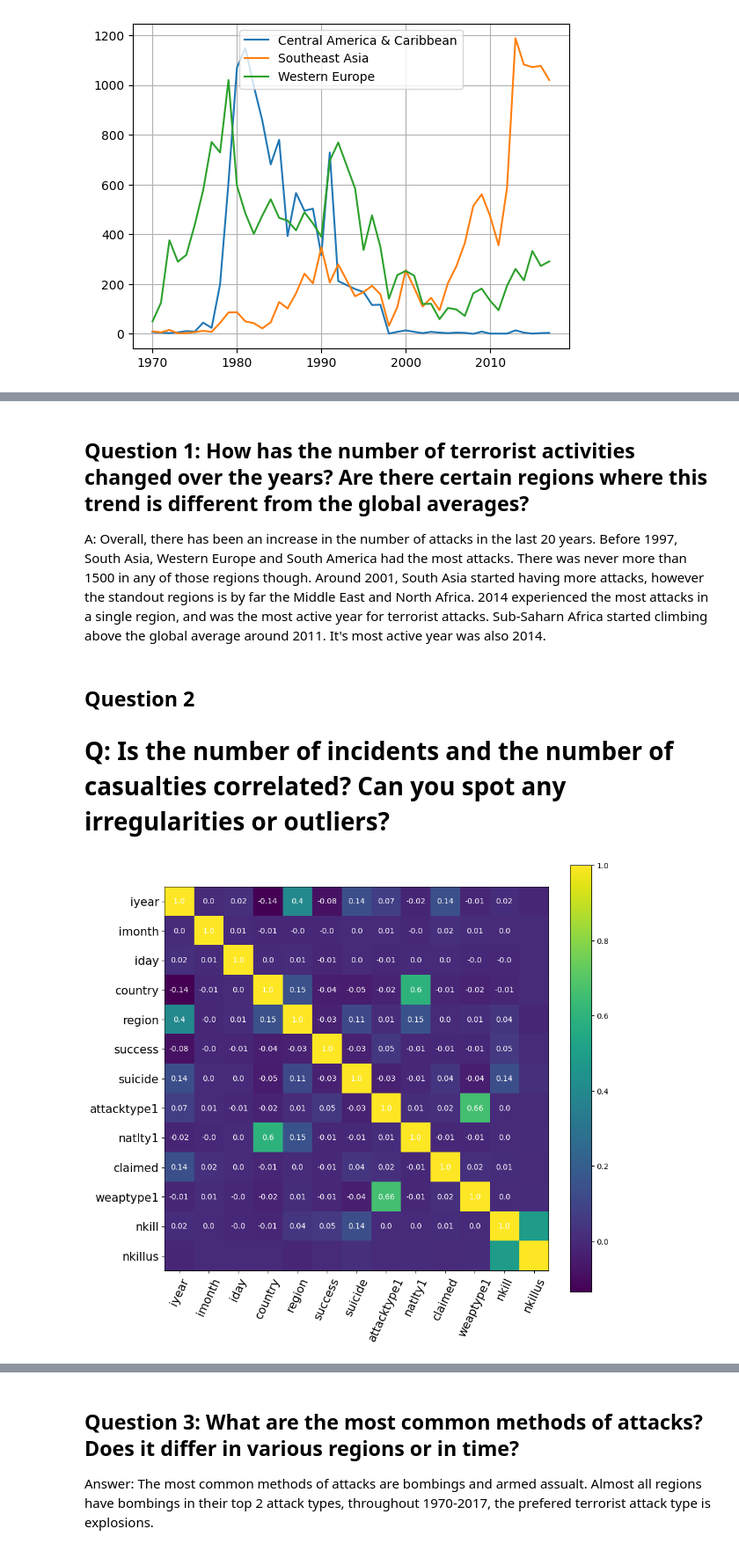
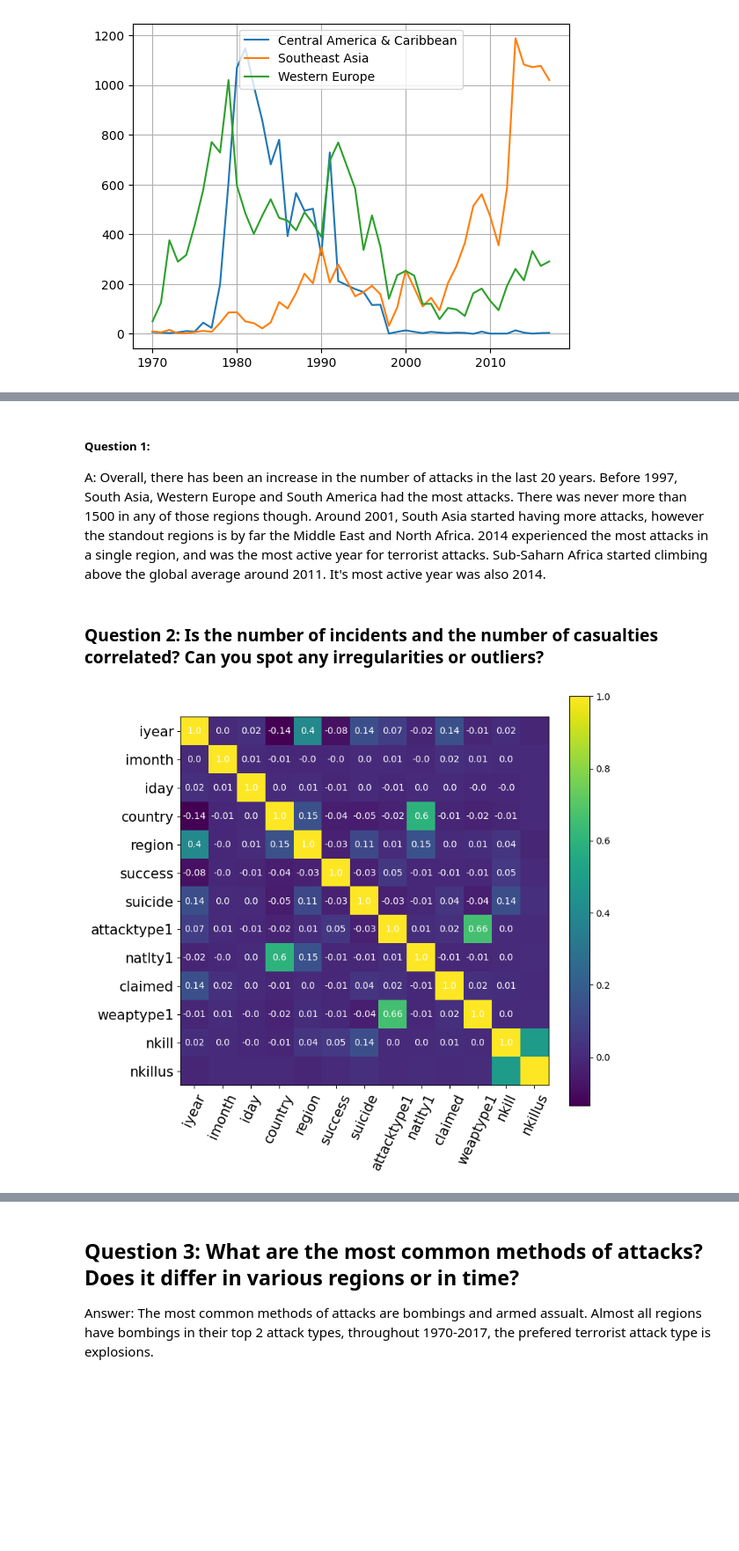
Before and after one commit to TK-Maubane/terrorism_ds, a Jupyter notebook: pre_game.ipynb, the cells around one changed output, grey strips where cells are left out. Shown at 88% size. Saved outputs shown, nothing was run; the diff lists cells and outputs as text; code cells hidden in the pictures; blank space fills up the shorter version.

```diff
--- a/pre_game.ipynb
+++ b/pre_game.ipynb
@@ -227,32 +262,30 @@ plt.show()
 # %% [markdown]
-## Question 1: How has the number of terrorist activities changed over the years? Are there certain regions where this trend is different from the global averages?
+##### Question 1:
 
 A: Overall, there has been an increase in the number of attacks in the last 20 years. Before 1997, South Asia, Western Europe and South America had the most attacks. There was never more than 1500 in any of those regions though. Around 2001, South Asia started having more attacks, however the standout regions is by far the Middle East and North Africa. 2014 experienced the most attacks in a single region, and was the most active year for terrorist attacks. Sub-Saharn Africa started climbing above the global average around 2011. It's most active year was also 2014.
 # %% [markdown]
-## Question 2
-
-# Q: Is the number of incidents and the number of casualties correlated? Can you spot any irregularities or outliers?
+### Question 2: Is the number of incidents and the number of casualties correlated? Can you spot any irregularities or outliers?
 # %%
 columns_of_interest = df[['iyear', 'imonth', 'iday', 'country', 'region', 'success', 'suicide', 'attacktype1', 'natlty1', 'claimed', 'weaptype1', 'nkill', 'nkillus']]
 df_corr = df[['iyear', 'imonth', 'iday', 'country', 'region', 'success', 'suicide', 'attacktype1', 'natlty1', 'claimed', 'weaptype1', 'nkill', 'nkillus']].corr()
 
-fig, ax = plt.subplots(figsize=(10,12))
+fig, ax = plt.subplots(figsize=(8,10))
 im = ax.imshow(df_corr, interpolation='nearest')
 fig.colorbar(im, orientation='vertical', fraction = 0.05)
 
 # Show all ticks and label them with the dataframe column name
 ax.set_xticks(np.arange(len(columns_of_interest.columns)))
 ax.set_yticks(np.arange(len(columns_of_interest.columns)))
 
 ax.set_xticklabels(columns_of_interest.columns, rotation=65, fontsize=15)
 ax.set_yticklabels(columns_of_interest.columns, rotation=0, fontsize=15)
 
 # Loop over data dimensions and create text annotations
 for i in range(len(columns_of_interest.columns)-1):
     for j in range(len(columns_of_interest.columns)-1):
         text = ax.text(j, i, round(df_corr.to_numpy()[i, j], 2),
                        ha="center", va="center", color="white")
 
 plt.show()
 # %% [output]
-[figure, old version]
+[figure, new version]
```
Also changed, not shown: parts of 38 cells of this notebook, 2 other files.
